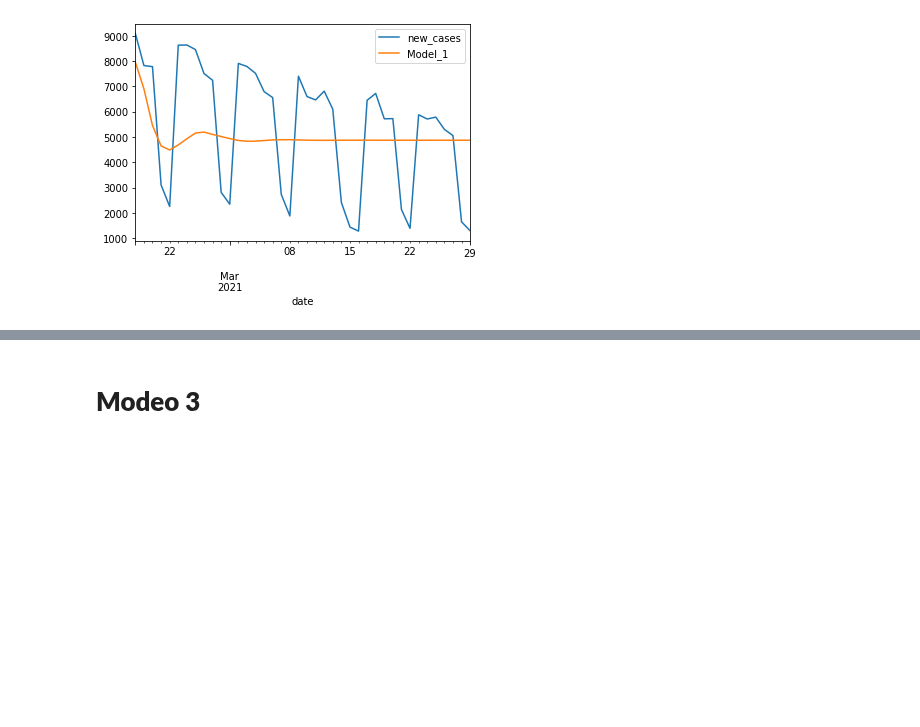
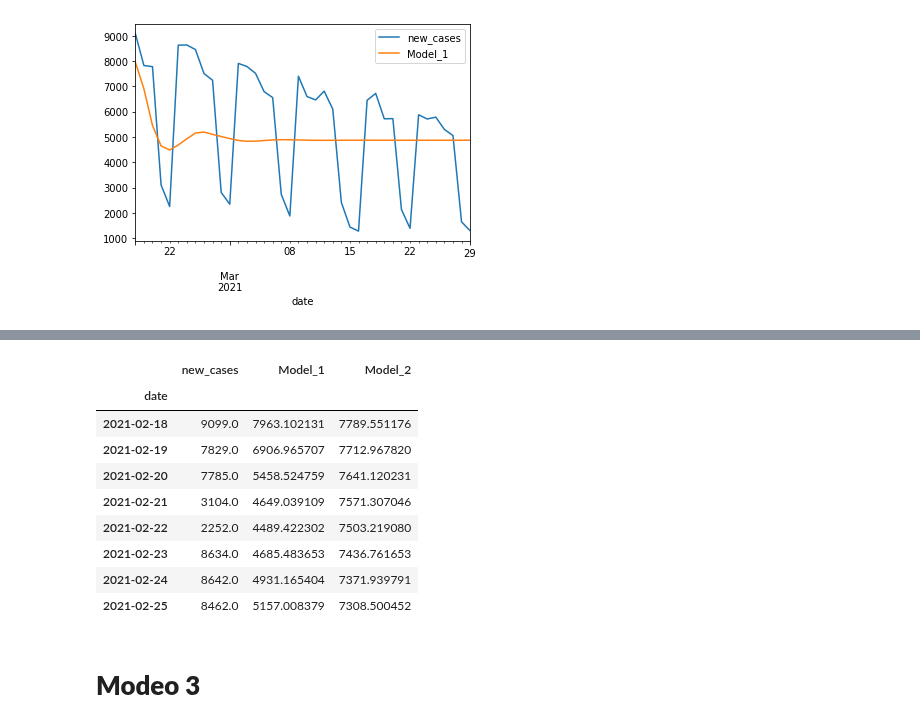
Before and after one commit to artthuro6/Covid-19, a Jupyter notebook: LSTM_COVID_19.ipynb, the cells around one changed output, grey strips where cells are left out. Cells and saved outputs as stored; diff of their text form; code cells hidden in the pictures; blank space fills up the shorter version.

```diff
--- a/LSTM_COVID_19.ipynb
+++ b/LSTM_COVID_19.ipynb
@@ -523,6 +545,17 @@ test.plot(figsize=(12,8))
 # %%
 #Observacion de los test y la predicciones
-test
+test.head(8)
+# %% [output]
+|  | new_cases | Model_1 | Model_2 |
+| date |  |  |  |
+| 2021-02-18 | 9099.0 | 7963.102131 | 7789.551176 |
+| 2021-02-19 | 7829.0 | 6906.965707 | 7712.967820 |
+| 2021-02-20 | 7785.0 | 5458.524759 | 7641.120231 |
+| 2021-02-21 | 3104.0 | 4649.039109 | 7571.307046 |
+| 2021-02-22 | 2252.0 | 4489.422302 | 7503.219080 |
+| 2021-02-23 | 8634.0 | 4685.483653 | 7436.761653 |
+| 2021-02-24 | 8642.0 | 4931.165404 | 7371.939791 |
+| 2021-02-25 | 8462.0 | 5157.008379 | 7308.500452 |
 # %% [markdown]
 # **Modeo 3**
 # %%
```
Also changed, not shown: parts of 17 cells of this notebook.
